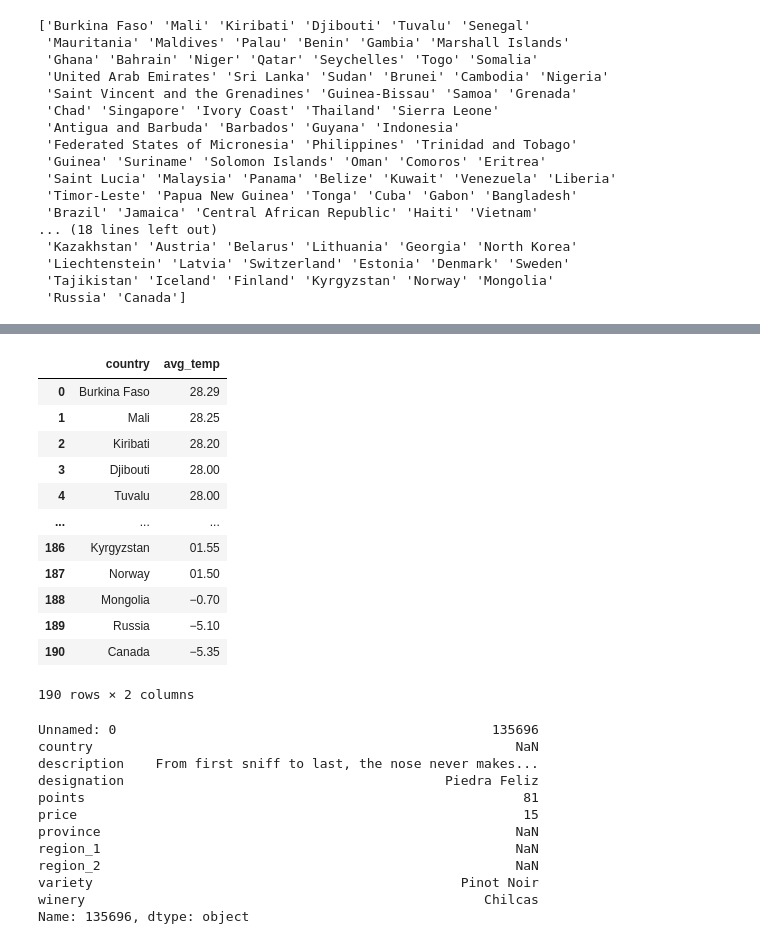
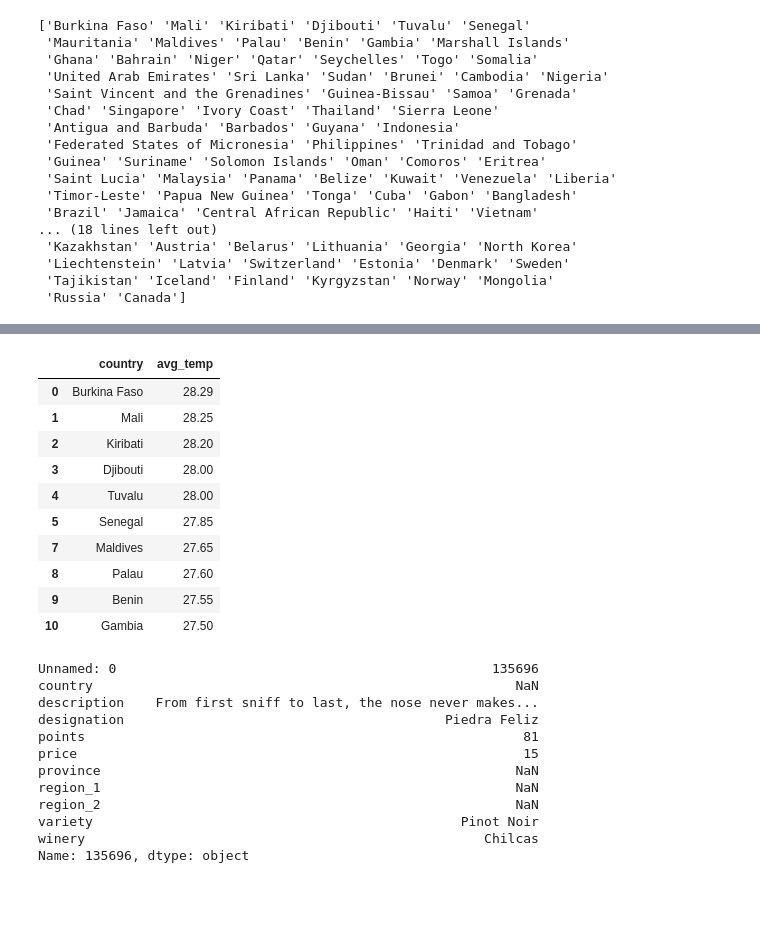
Before and after one commit to jvolosin/etl-project, a Jupyter notebook: final_tables_KL.ipynb, the cells around one changed output, grey strips where cells are left out. Saved outputs shown, nothing was run; the diff lists cells and outputs as text; code cells hidden in the pictures; blank space fills up the shorter version.

Commit message:
corrected temperature_df

```diff
--- a/final_tables_KL.ipynb
+++ b/final_tables_KL.ipynb
@@ -157,20 +148,21 @@ temperature_df.head()
 # %%
 # drop Country Mauritania from temperatures
-temperature_df[temperature_df.country != "Mauritania"]
+temperature_df_clean = temperature_df.loc[temperature_df['country'] != 'Mauritania']
-# %% [output]
-|  | country | avg_temp |
-| 0 | Burkina Faso | 28.29 |
-| 1 | Mali | 28.25 |
-| 2 | Kiribati | 28.20 |
-| 3 | Djibouti | 28.00 |
-| 4 | Tuvalu | 28.00 |
-| ... | ... | ... |
-| 186 | Kyrgyzstan | 01.55 |
-| 187 | Norway | 01.50 |
-| 188 | Mongolia | −0.70 |
-| 189 | Russia | −5.10 |
-| 190 | Canada | −5.35 |
-190 rows × 2 columns
+# %%
+# check that country Mauritania has been removed from temperatures
+temperature_df_clean.head(10)
+# %% [output]
+|  | country | avg_temp |
+| 0 | Burkina Faso | 28.29 |
+| 1 | Mali | 28.25 |
+| 2 | Kiribati | 28.20 |
+| 3 | Djibouti | 28.00 |
+| 4 | Tuvalu | 28.00 |
+| 5 | Senegal | 27.85 |
+| 7 | Maldives | 27.65 |
+| 8 | Palau | 27.60 |
+| 9 | Benin | 27.55 |
+| 10 | Gambia | 27.50 |
 # %%
 production_df['country'] = production_df['country'].replace(['Bosnia And Herzegovina'],'Bosnia and Herzegovina')
 # %%
```
Also changed, not shown: parts of 3 cells of this notebook, 1 other file.
